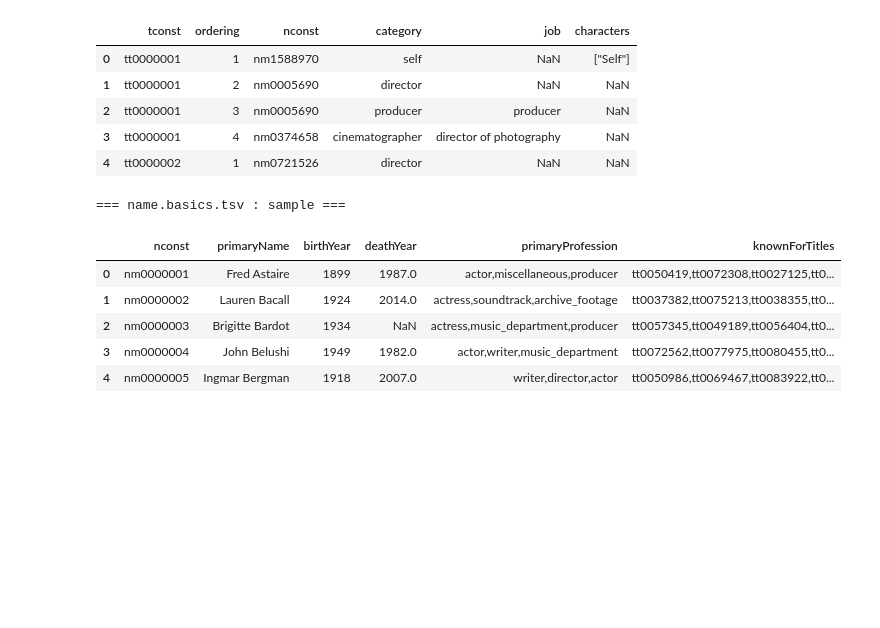
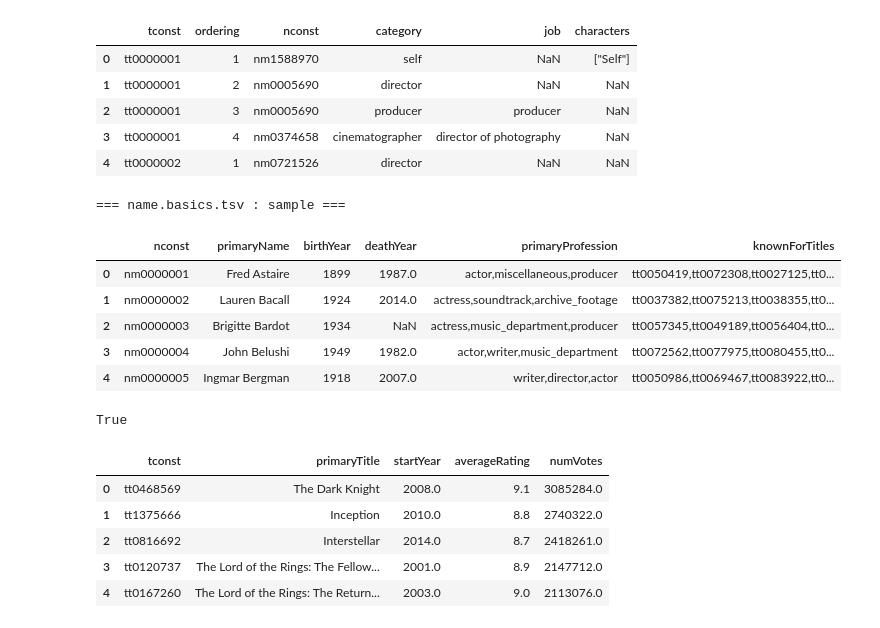
Before and after one commit to HTNam1710/IMDb, a Jupyter notebook: IMDb_quick_peek.ipynb, the cells around one changed output. Saved outputs shown, nothing was run; the diff lists cells and outputs as text; code cells hidden in the pictures; blank space fills up the shorter version.

```diff
--- a/IMDb_quick_peek.ipynb
+++ b/IMDb_quick_peek.ipynb
@@ -182,3 +178,8 @@ for fname, df in samples.items():
 | 2 | nm0000003 | Brigitte Bardot | 1934 | NaN | actress,music_department,producer | tt0057345,tt0049189,tt0056404,tt0... |
 | 3 | nm0000004 | John Belushi | 1949 | 1982.0 | actor,writer,music_department | tt0072562,tt0077975,tt0080455,tt0... |
 | 4 | nm0000005 | Ingmar Bergman | 1918 | 2007.0 | writer,director,actor | tt0050986,tt0069467,tt0083922,tt0... |
+# %%
+from dotenv import load_dotenv
+load_dotenv()
+# %% [output]
+True
@@ -184,0 +189,23 @@ for fname, df in samples.items():
+# %%
+# Đọc nhanh 300k dòng đầu để lọc
+basics_path = DATA_DIR / "title.basics.tsv"
+ratings_path = DATA_DIR / "title.ratings.tsv"
+
+dfb = pd.read_csv(basics_path, sep="\t", na_values="\\N", dtype=str)
+dfr = pd.read_csv(ratings_path, sep="\t", na_values="\\N", dtype={"tconst":str,"averageRating":float,"numVotes":int})
+
+# ép kiểu
+dfb["startYear"] = pd.to_numeric(dfb["startYear"], errors="coerce")
+mask = (dfb["titleType"]=="movie") & (dfb["startYear"]>=2000)
+movies = dfb.loc[mask, ["tconst","primaryTitle","startYear"]].merge(dfr, on="tconst", how="left")
+
+# Lấy top theo numVotes để enrich trước (ví dụ 100 phim)
+seed = movies.dropna(subset=["numVotes"]).sort_values("numVotes", ascending=False).head(100).reset_index(drop=True)
+seed[["tconst","primaryTitle","startYear","averageRating","numVotes"]].head()
+# %% [output]
+|  | tconst | primaryTitle | startYear | averageRating | numVotes |
+| 0 | tt0468569 | The Dark Knight | 2008.0 | 9.1 | 3085284.0 |
+| 1 | tt1375666 | Inception | 2010.0 | 8.8 | 2740322.0 |
+| 2 | tt0816692 | Interstellar | 2014.0 | 8.7 | 2418261.0 |
+| 3 | tt0120737 | The Lord of the Rings: The Fellow... | 2001.0 | 8.9 | 2147712.0 |
+| 4 | tt0167260 | The Lord of the Rings: The Return... | 2003.0 | 9.0 | 2113076.0 |
```
Also changed, not shown: parts of 9 cells of this notebook, 1 other file.
